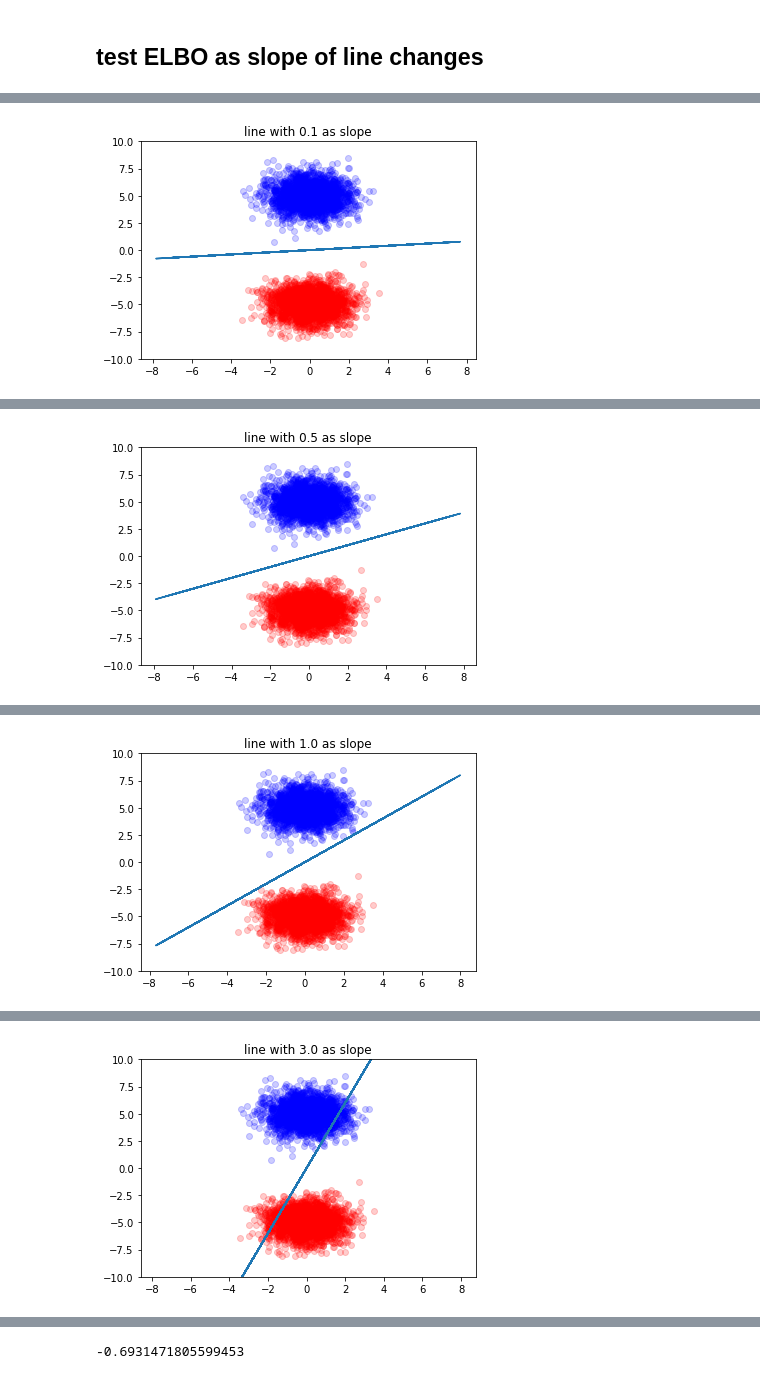
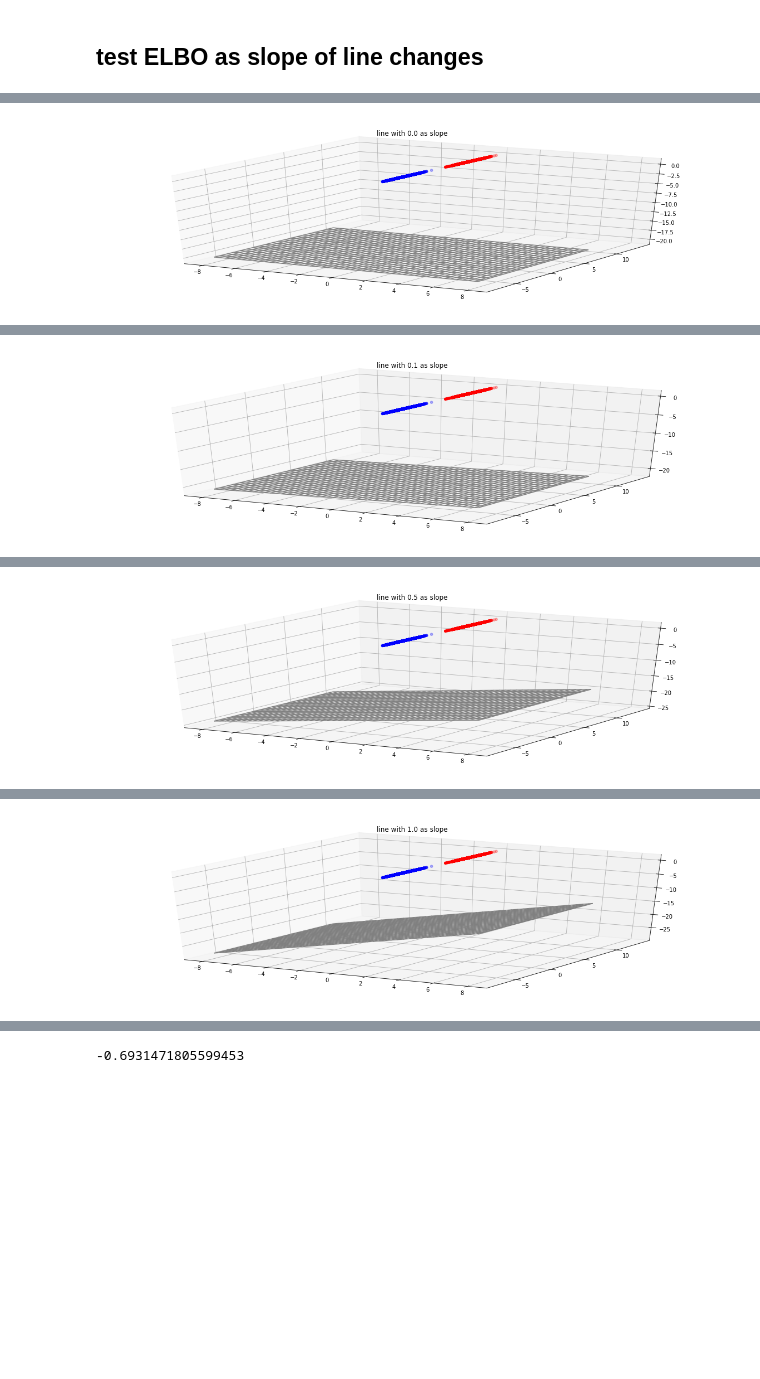
Before and after one commit to Emerson-Wenzel/BDL_final_project, a Jupyter notebook: Baysian_Logistic_regression_daniel.ipynb, the cells around one changed output, grey strips where cells are left out. Saved outputs shown, nothing was run; the diff lists cells and outputs as text; code cells hidden in the pictures; blank space fills up the shorter version.

Commit message:
debugging with 1d classification

```diff
--- a/Baysian_Logistic_regression_daniel.ipynb
+++ b/Baysian_Logistic_regression_daniel.ipynb
@@ -250,5 +285,0 @@ array([[-10],
-# %%
-a = np.array([[1,2]]).T
-b = np.array([[3,4]]).T
-np.hstack((a,b))
-# a.shape
@@ -344,0 +418,12 @@ Accuracy with 100 as slope:  0.5198
+# %%
+fig, ax = plt.subplots(2, 1, figsize=(10,5), sharex=True)
+ax[0].set_title('Accuracy v X-intercept')
+ax[0].plot(x_int, accuracies)
+# ax[0].scatter([np.min(X_train[y_train == 0, 1]), np.max(X_train[y_train == 0, 1])], [50,50], c='blue')
+ax[0].axvline(np.min(X_train[y_train == 0, 1]), c='blue')
+ax[0].axvline(np.max(X_train[y_train == 0, 1]), c='blue')
+
+ax[0].axvline(np.min(X_train[y_train == 1, 1]), c='red')
+ax[0].axvline(np.max(X_train[y_train == 1, 1]), c='red')
+ax[1].set_title('Likelihood v X-intercept')
+ax[1].plot(x_int, likelihoods)
@@ -345,37 +433,13 @@ Accuracy with 100 as slope:  0.5198
 # %%
-w1 = np.array([[10,1]]).T
-w2 = np.array([[0,0]]).T
-W_full = np.hstack((w1, w2))
-
-
-
-b_full = np.array([0])
-# b_full[0], b_full[1] = 0,0
-bnn_preset = BNNBayesbyBackprop(prior_mu=0,
-                                prior_s=0.8,
-                                linear_regression=True,
-                                classification=True,
-                                preset={'W_mu': W_full, 'b_mu': b_full})
-preset_preds = bnn_preset.model.forward(torch.Tensor(X_train), predict=True).detach().numpy()
-
-# W_full
-# W
-# preset_preds.shape
-# print('MAE of BNN with q mean == true weights: ', np.mean(np.abs(preset_preds - y_train.flatten())))
-# print('acc of BNN with q mean == true weights: ', np.mean((preset_preds == y_train.flatten()).astype(int)))
-# print('\n')
-# print(preset_preds[1], y_train[1])
-# bnn_preset.model.l1.W_log_s_DO
-# bnn_preset.model.l1.b_log_s_O
-# bnn_preset.MC_elbo(torch.Tensor(X_train), torch.Tensor(y_train), 9, 10, 100).detach().numpy()
-
 X_train1 = X_train
 y_train1 = y_train
 
 accuracies = []
-weights = [0.1, 0.5, 1.0, 3.0, 5.0, 5.5, 6.0, 7.0, 10.0]
+weights = [0.0, 0.1, 0.5, 1.0, 3.0, 5.0, 5.5, 6.0, 7.0, 10.0]
 for w in weights:
+#     w1 = np.array([0, w])
     W_full[0][0] = w
+    print('weights: ', W_full[0])
     bnn_preset = BNNBayesbyBackprop(prior_mu=0,
                                 prior_s=0.8,
                                 linear_regression=True,
@@ -386,13 +450,24 @@ for w in weights:
     bnn_preset.MC_elbo(torch.Tensor(X_train1), torch.Tensor(y_train1), 9, 10, 100).detach().numpy()
     print('Accuracy with {} as slope: '.format(w), np.mean((preset_preds == y_train1.flatten()).astype(int)) * 100, '%')
 
-    x1 = np.random.uniform(-8, 8, 100)
-    x2 = w * x1
+    Z = plane(X1, X2, W_full[0], b)
 
-    plt.title("line with {} as slope".format(w))
-    plt.plot(x1, x2)
-    plt.scatter(X_train1[y_train1 == 0,0], X_train1[y_train1 == 0,1], c='red', alpha=0.2)
-    plt.scatter(X_train1[y_train1 == 1,0], X_train1[y_train1 == 1,1], c='blue', alpha=0.2)
-    plt.ylim((-10, 10))
+    fig = plt.figure(figsize=(20,20))
+    ax = fig.add_subplot(311, projection='3d')
+    ax.set_title("line with {} as slope".format(w))
+
+    ax.scatter(X_train[y_train == 0,0], X_train[y_train == 0,1], c='blue')
+    ax.scatter(X_train[y_train == 1,0], X_train[y_train == 1,1], c='red')
+    ax.plot_wireframe(X1, X2, Z, color='grey', alpha = 0.99)
+
+#     fig.show()
     plt.show()
+#     x1 = np.random.uniform(-8, 8, 100)
+#     x2 = w * x1
+
+#     plt.title("line with {} as slope".format(w))
+#     plt.plot(x1, x2)
+#     plt.scatter(X_train1[y_train1 == 0,0], X_train1[y_train1 == 0,1], c='red', alpha=0.2)
+#     plt.scatter(X_train1[y_train1 == 1,0], X_train1[y_train1 == 1,1], c='blue', alpha=0.2)
+#     plt.ylim((-10, 10))
 # %% [output]
@@ -405 +481 @@ Accuracy with 0.1 as slope:  100.0 %
-[figure, old version]
+[figure, new version]
@@ -412 +489 @@ Accuracy with 0.5 as slope:  100.0 %
-[figure, old version]
+[figure, new version]
@@ -419 +497 @@ Accuracy with 1.0 as slope:  99.94 %
-[figure, old version]
+[figure, new version]
@@ -426 +505 @@ Accuracy with 3.0 as slope:  96.06 %
-[figure, old version]
+[figure, new version]
```
Also changed, not shown: parts of 19 cells of this notebook, 1 other file.
